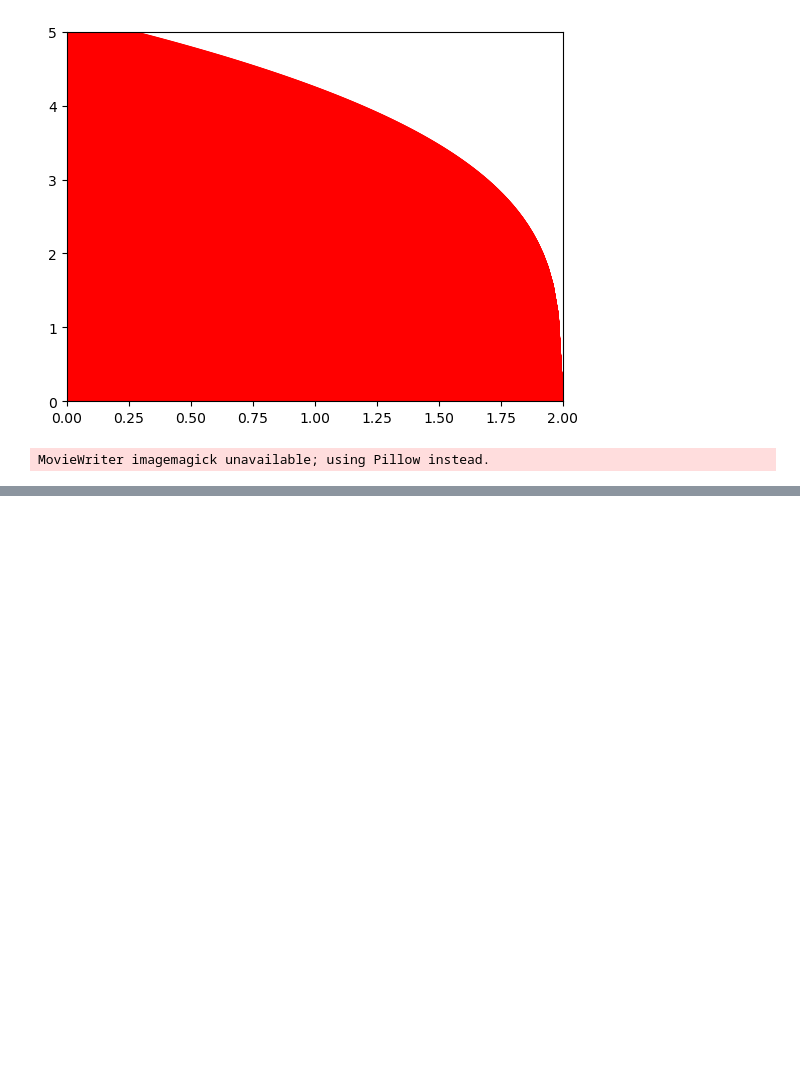
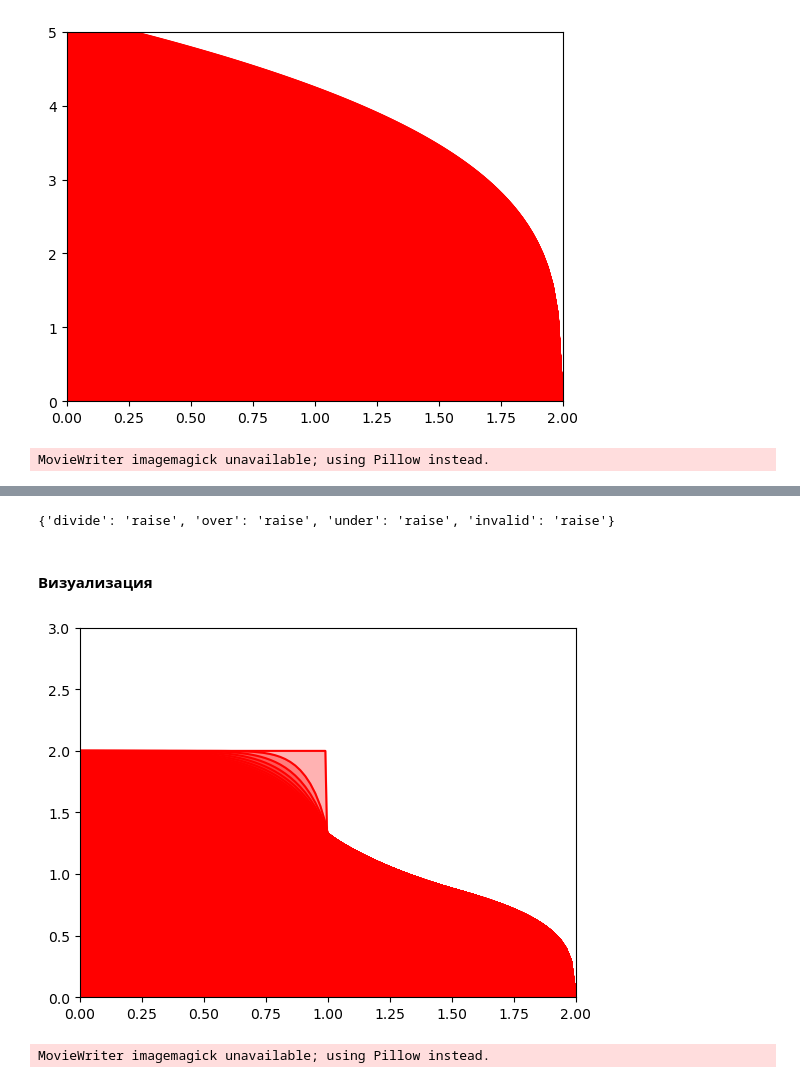
Before and after one commit to Claptar/spitzer-conductivity, a Jupyter notebook: Волна Самарского-Соболя-Зельдовича.ipynb, the cells around one changed output, grey strips where cells are left out. Drawn from its saved outputs; the diff is of its cells as text; code cells hidden in the pictures; blank space fills up the shorter version.

```diff
--- a/Волна Самарского-Соболя-Зельдовича.ipynb
+++ b/Волна Самарского-Соболя-Зельдовича.ipynb
@@ -145,0 +236,40 @@ Image(url='spitz.gif')
+# %%
+t = np.linspace(t_0, T, N)
+x = np.linspace(a, b, M)
+# %%
+def u_init(x, To):
+    u = np.zeros(x.size)
+    for i in range(len(x)):
+        if x[i] <= 1:
+            u[i] = To
+    return u
+# %%
+u = np.zeros((N + 1, M), dtype=np.double)
+u[0, :] = u_init(x, 2)
+# %%
+np.seterr(all='warn')
+# %% [output]
+{'divide': 'raise', 'over': 'raise', 'under': 'raise', 'invalid': 'raise'}
+# %%
+for n in tqdm(range(N - 1)):
+    a_e, b_e, c_e, d_e = make_diagonals(u, n, tau, h, M, alpha=alpha, kappa=kappa)
+    u_sol = thomas_solver(a_e, b_e, c_e, d_e)
+    u[n + 1, :] = u_sol
+# %% [markdown]
+#### Визуализация
+# %%
+fig = plt.figure()
+camera = Camera(fig)
+ax = axes(xlim=(a, b), ylim=(0, 3))
+
+for i in range(0, N, 10):
+    ax.plot(x, u[i, :], color="red")
+    ax.fill_between(x, u[i, :], color='red', alpha=0.3)
+    camera.snap()
+# %% [output]
+[figure, added]
+# %%
+animation = camera.animate()
+animation.save('spitzer_one.gif', writer = 'imagemagick', fps=tau * 10 * 1e3)
+# %% [output]
+MovieWriter imagemagick unavailable; using Pillow instead.
```
Also changed, not shown: parts of 24 cells of this notebook, 1 other file.
